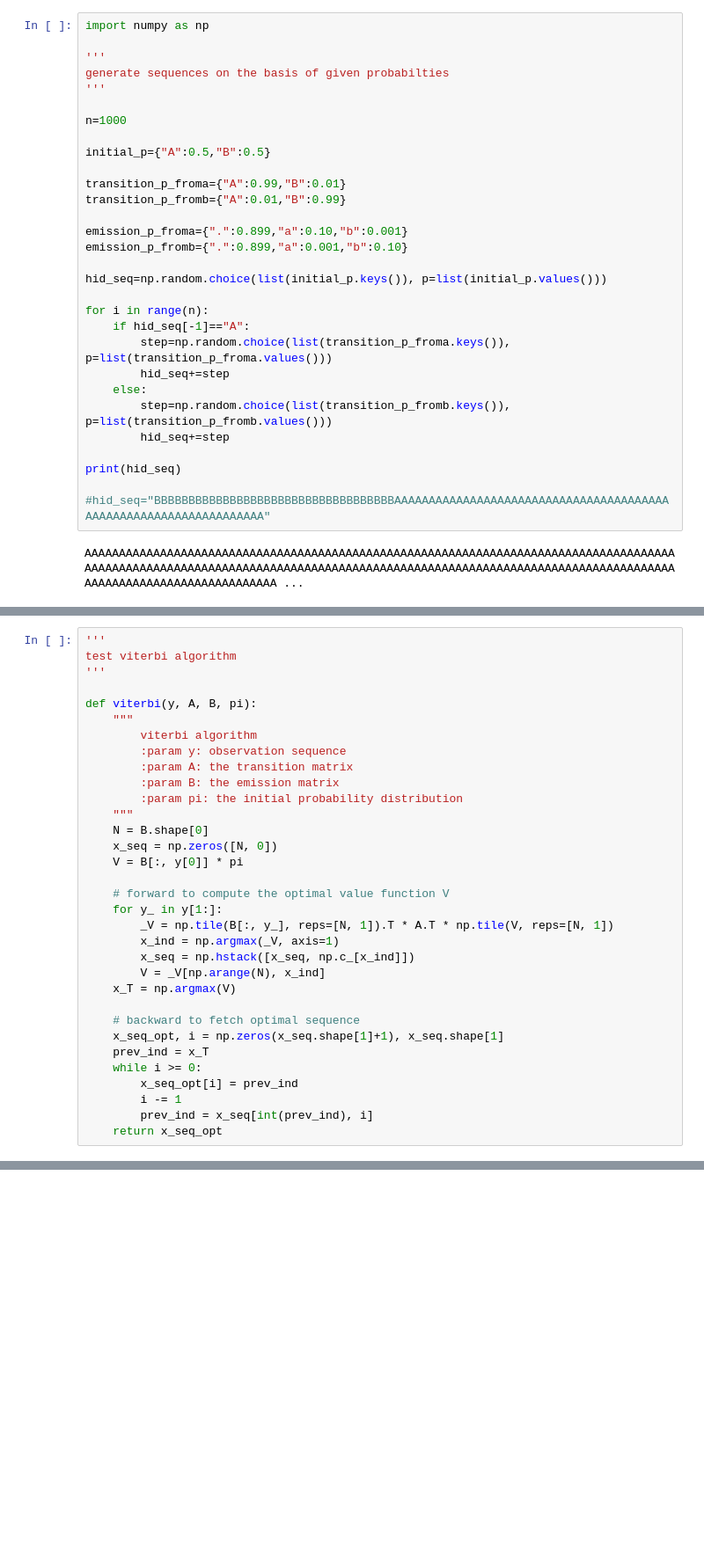
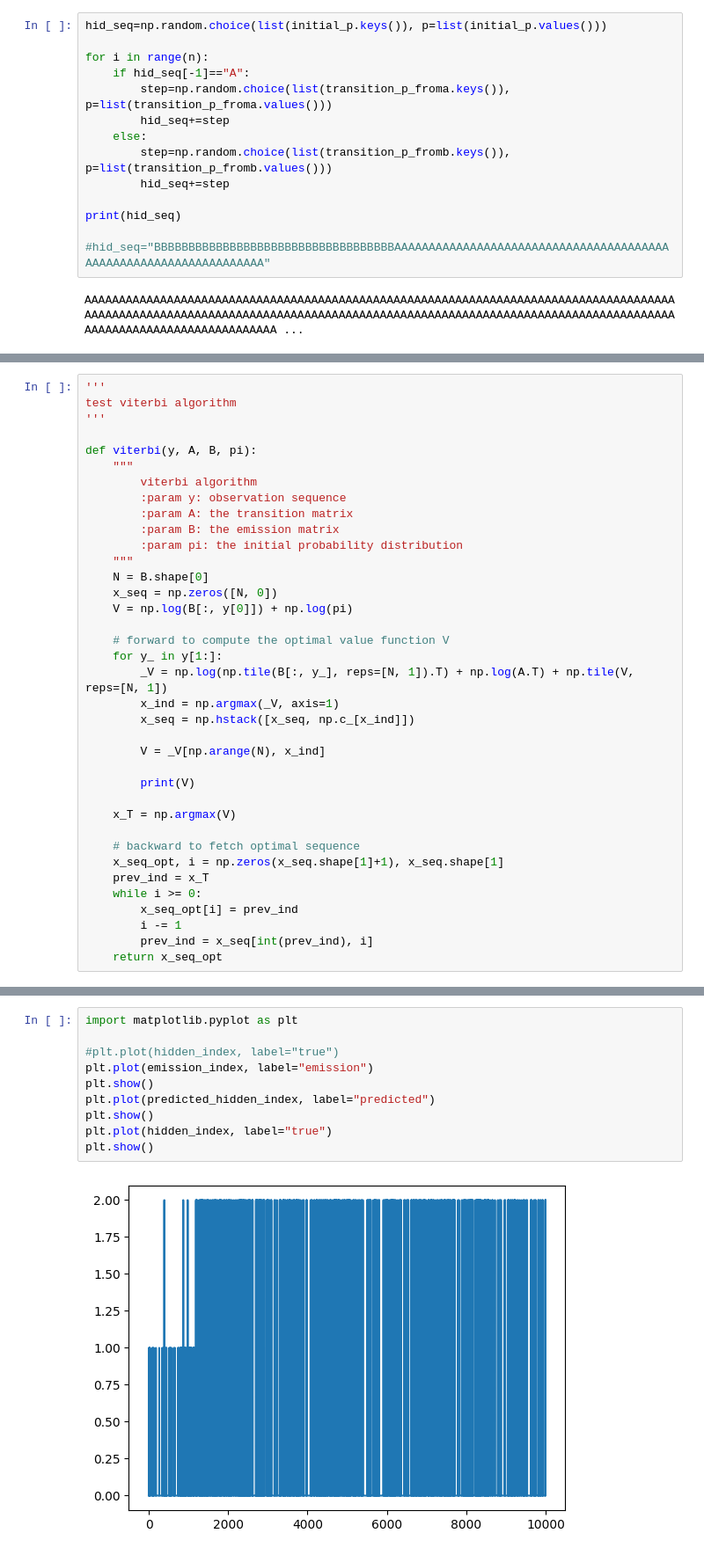
Before and after one commit to kcajj/recombinant_population_analysis, a Jupyter notebook: notebooks/hmm_test.ipynb, the cells around one changed output, grey strips where cells are left out. Shown: that part at 88% size. Cells and saved outputs as stored; diff of their text form; blank space fills up the shorter version.

Commit message:
inferred hidden states of clone assemblies

```diff
--- a/notebooks/hmm_test.ipynb
+++ b/notebooks/hmm_test.ipynb
@@ -1,20 +23,4 @@
 # %%
-import numpy as np
-
-'''
-generate sequences on the basis of given probabilties
-'''
-
-n=1000
-
-initial_p={"A":0.5,"B":0.5}
-
-transition_p_froma={"A":0.99,"B":0.01}
-transition_p_fromb={"A":0.01,"B":0.99}
-
-emission_p_froma={".":0.899,"a":0.10,"b":0.001}
-emission_p_fromb={".":0.899,"a":0.001,"b":0.10}
-
 hid_seq=np.random.choice(list(initial_p.keys()), p=list(initial_p.values()))
 
 for i in range(n):
@@ -60,14 +66,18 @@ def viterbi(y, A, B, pi):
     """
     N = B.shape[0]
     x_seq = np.zeros([N, 0])
-    V = B[:, y[0]] * pi
+    V = np.log(B[:, y[0]]) + np.log(pi)
 
     # forward to compute the optimal value function V
     for y_ in y[1:]:
-        _V = np.tile(B[:, y_], reps=[N, 1]).T * A.T * np.tile(V, reps=[N, 1])
+        _V = np.log(np.tile(B[:, y_], reps=[N, 1]).T) + np.log(A.T) + np.tile(V, reps=[N, 1])
         x_ind = np.argmax(_V, axis=1)
         x_seq = np.hstack([x_seq, np.c_[x_ind]])
+
         V = _V[np.arange(N), x_ind]
+
+        print(V)
+
     x_T = np.argmax(V)
 
     # backward to fetch optimal sequence
@@ -119,0 +137,12 @@ print(accuracy)
+# %%
+import matplotlib.pyplot as plt
+
+#plt.plot(hidden_index, label="true")
+plt.plot(emission_index, label="emission")
+plt.show()
+plt.plot(predicted_hidden_index, label="predicted")
+plt.show()
+plt.plot(hidden_index, label="true")
+plt.show()
+# %% [output]
+[figure, added]
```
Also changed, not shown: parts of 4 cells of this notebook, 1 other file.
